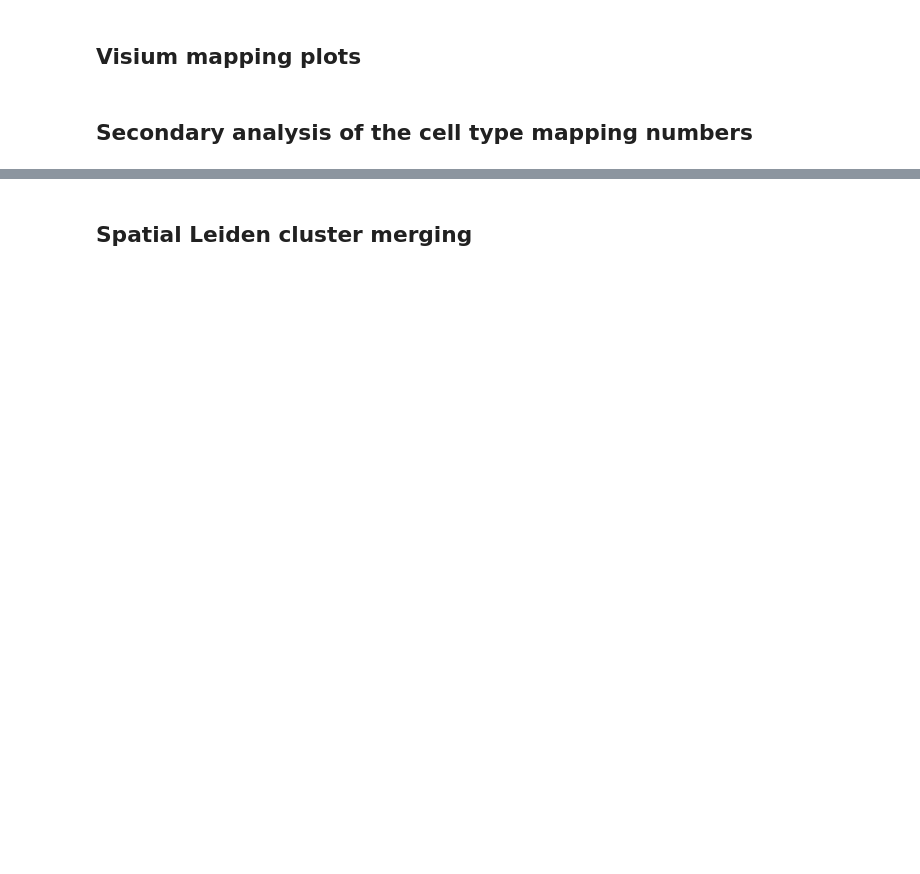
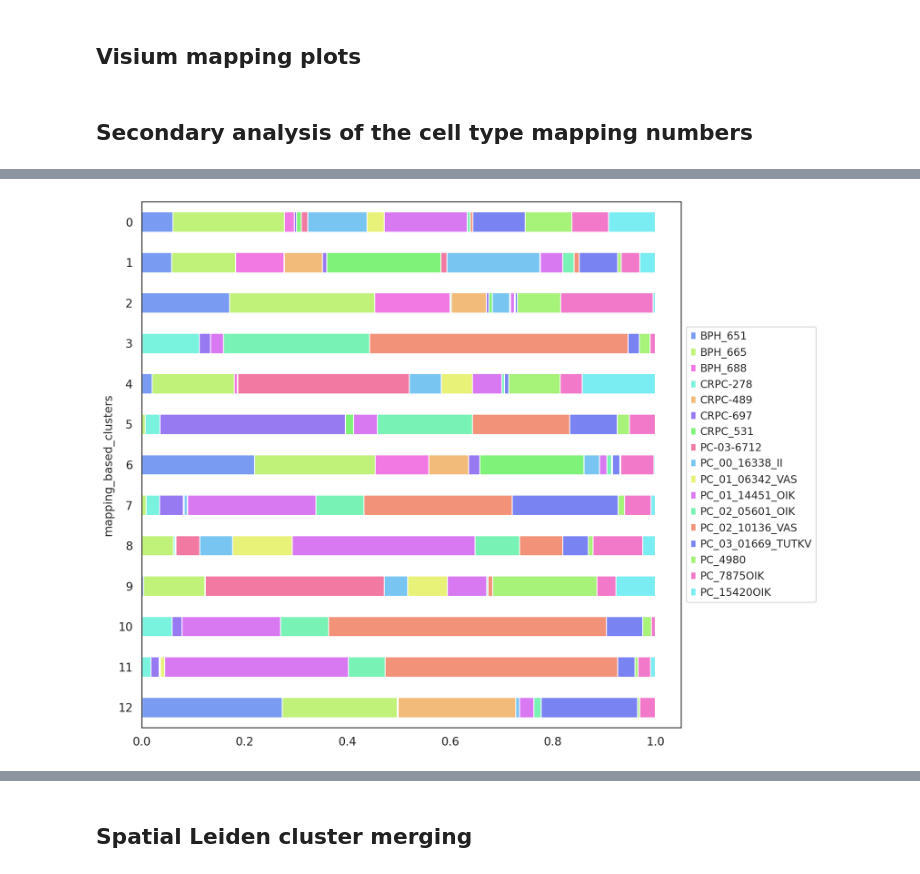
Before and after one commit to akiviaho/spatial, a Jupyter notebook: notebooks/spatial-post-c2l-mapping.ipynb, the cells around one changed output, grey strips where cells are left out. Cells and saved outputs as stored; diff of their text form; code cells hidden in the pictures; blank space fills up the shorter version.

```diff
--- a/notebooks/spatial-post-c2l-mapping.ipynb
+++ b/notebooks/spatial-post-c2l-mapping.ipynb
@@ -262,0 +280,5 @@ KeyError: 'Spatial basis `spatial` not found in `adata.obsm`.'
+# %%
+sc.set_figure_params(scanpy=True, fontsize=12,frameon=True)
+plot_dat = plot_stacked_bar(cell_mapping_dat,sum_variable='sample_id',plot_variable='mapping_based_clusters',plot_legend=True)
+# %% [output]
+[figure, added]
```
Also changed, not shown: parts of 35 cells of this notebook.
